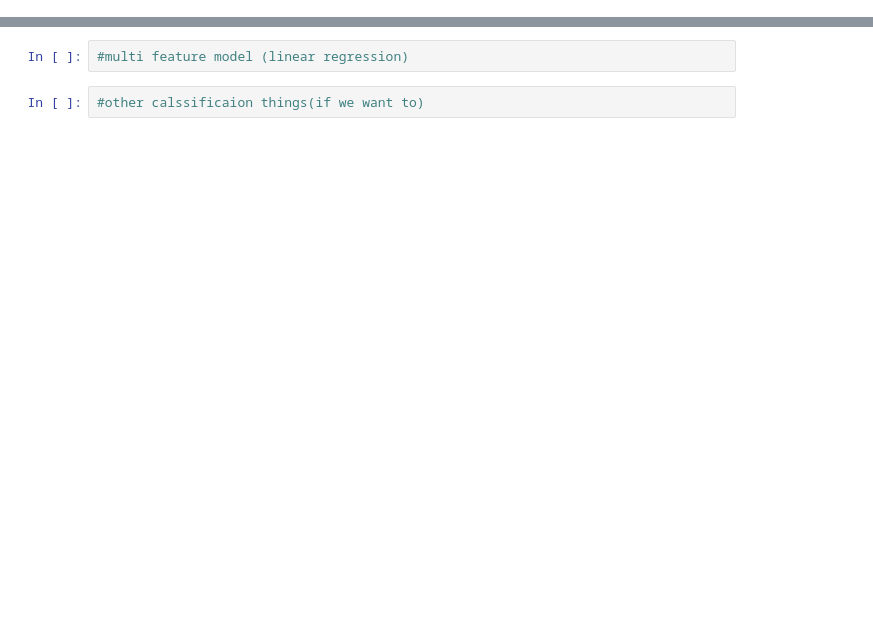
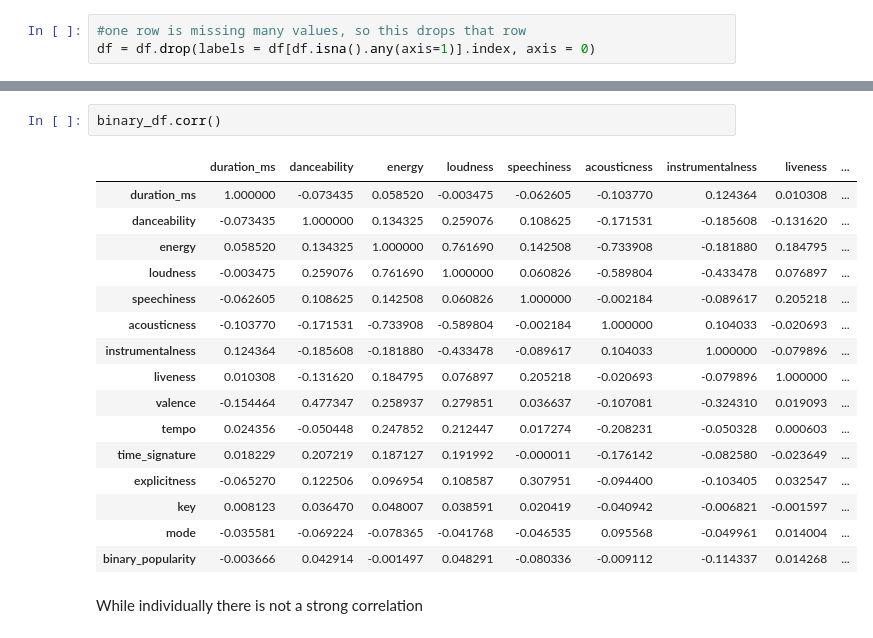
Before and after one commit to sahanaaa16/Song-Popularity, a Jupyter notebook: Final_Project.ipynb, the cells around one changed output, grey strips where cells are left out. Drawn from its saved outputs; the diff is of its cells as text; blank space fills up the shorter version.

```diff
--- a/Final_Project.ipynb
+++ b/Final_Project.ipynb
@@ -29,0 +30,3 @@ Warning: Total number of columns (21) exceeds max_columns (20) limiting to first
+# %%
+#one row is missing many values, so this drops that row
+df = df.drop(labels = df[df.isna().any(axis=1)].index, axis = 0)
@@ -59,4 +121,21 @@ new_df.corr()
-# %%
-#multi feature model (linear regression)
-# %%
-#other calssificaion things(if we want to)
+# %%
+binary_df.corr()
+# %% [output]
+|  | duration_ms | danceability | energy | loudness | speechiness | acousticness | instrumentalness | liveness | ... |
+| duration_ms | 1.000000 | -0.073435 | 0.058520 | -0.003475 | -0.062605 | -0.103770 | 0.124364 | 0.010308 | ... |
+| danceability | -0.073435 | 1.000000 | 0.134325 | 0.259076 | 0.108625 | -0.171531 | -0.185608 | -0.131620 | ... |
+| energy | 0.058520 | 0.134325 | 1.000000 | 0.761690 | 0.142508 | -0.733908 | -0.181880 | 0.184795 | ... |
+| loudness | -0.003475 | 0.259076 | 0.761690 | 1.000000 | 0.060826 | -0.589804 | -0.433478 | 0.076897 | ... |
+| speechiness | -0.062605 | 0.108625 | 0.142508 | 0.060826 | 1.000000 | -0.002184 | -0.089617 | 0.205218 | ... |
+| acousticness | -0.103770 | -0.171531 | -0.733908 | -0.589804 | -0.002184 | 1.000000 | 0.104033 | -0.020693 | ... |
+| instrumentalness | 0.124364 | -0.185608 | -0.181880 | -0.433478 | -0.089617 | 0.104033 | 1.000000 | -0.079896 | ... |
+| liveness | 0.010308 | -0.131620 | 0.184795 | 0.076897 | 0.205218 | -0.020693 | -0.079896 | 1.000000 | ... |
+| valence | -0.154464 | 0.477347 | 0.258937 | 0.279851 | 0.036637 | -0.107081 | -0.324310 | 0.019093 | ... |
+| tempo | 0.024356 | -0.050448 | 0.247852 | 0.212447 | 0.017274 | -0.208231 | -0.050328 | 0.000603 | ... |
+| time_signature | 0.018229 | 0.207219 | 0.187127 | 0.191992 | -0.000011 | -0.176142 | -0.082580 | -0.023649 | ... |
+| explicitness | -0.065270 | 0.122506 | 0.096954 | 0.108587 | 0.307951 | -0.094400 | -0.103405 | 0.032547 | ... |
+| key | 0.008123 | 0.036470 | 0.048007 | 0.038591 | 0.020419 | -0.040942 | -0.006821 | -0.001597 | ... |
+| mode | -0.035581 | -0.069224 | -0.078365 | -0.041768 | -0.046535 | 0.095568 | -0.049961 | 0.014004 | ... |
+| binary_popularity | -0.003666 | 0.042914 | -0.001497 | 0.048291 | -0.080336 | -0.009112 | -0.114337 | 0.014268 | ... |
+# %% [markdown]
+While individually there is not a strong correlation
```
Also changed, not shown: parts of 17 cells of this notebook.
